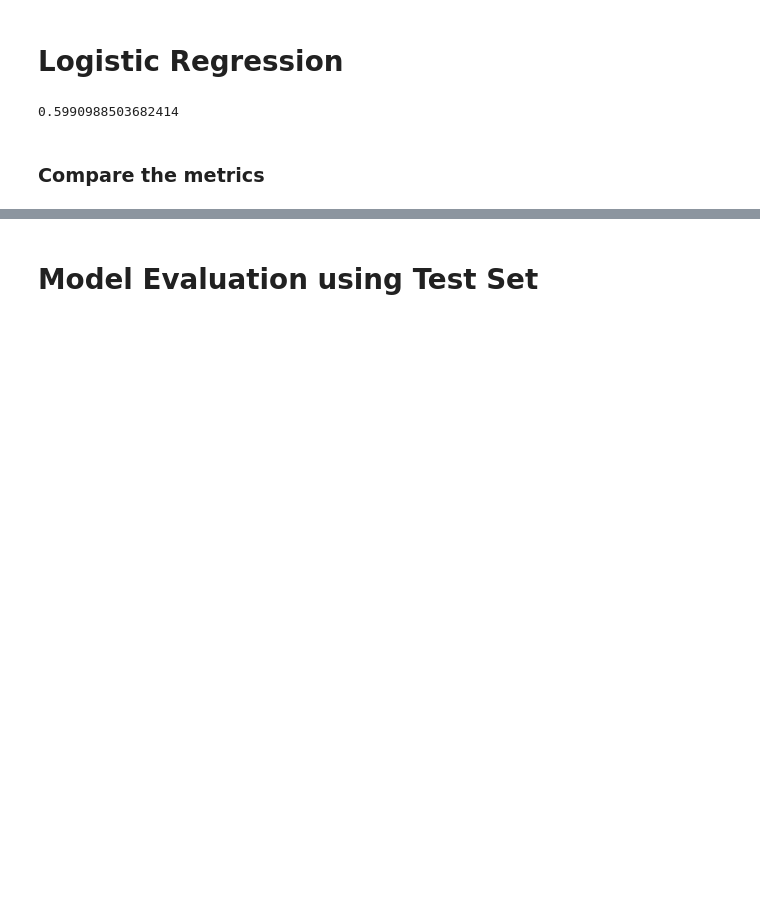
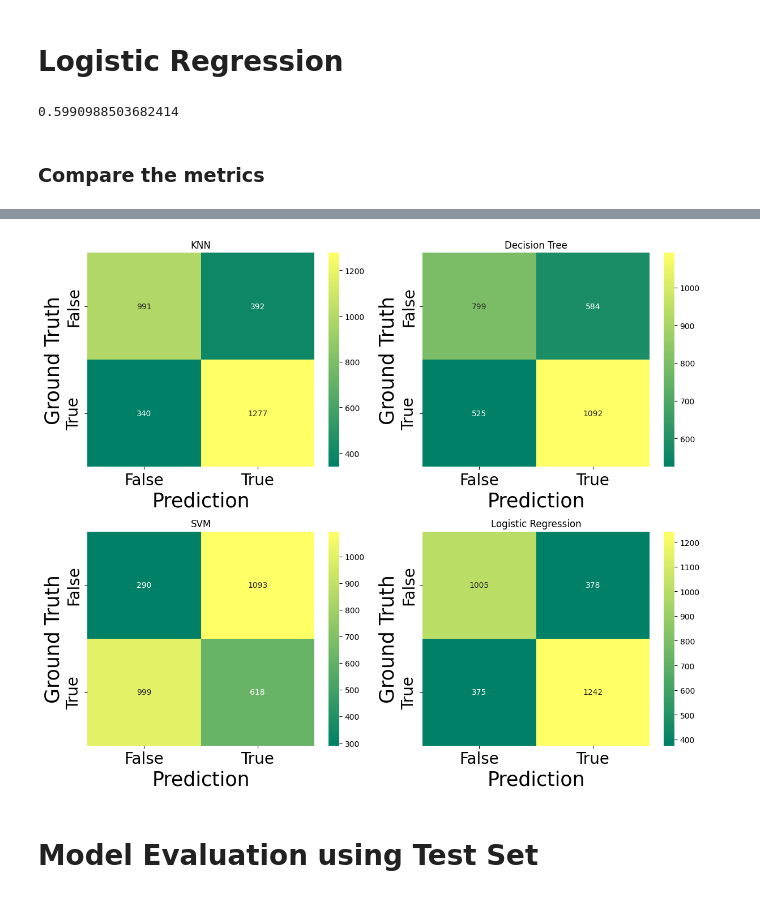
Before and after one commit to moqa19/IBM-Machine-Learning, a Jupyter notebook: ML 3.ipynb, the cells around one changed output, grey strips where cells are left out. Cells and saved outputs as stored; diff of their text form; code cells hidden in the pictures; blank space fills up the shorter version.

```diff
--- a/ML 3.ipynb
+++ b/ML 3.ipynb
@@ -337,3 +359,27 @@ df
+# %%
+fig, axList = plt.subplots(nrows=2, ncols=2)
+axList = axList.flatten()
+fig.set_size_inches(12, 10)
+
+
+models = coeff_labels = ['KNN', 'Decision Tree', 'SVM', 'Logistic Regression']
+cm = [confusion_matrix(y_val, knn_pred),
+      confusion_matrix(y_val, tree_pred),
+      confusion_matrix(y_val, svm_pred),
+      confusion_matrix(y_val, log_pred)]
+labels = ['False', 'True']
+
+for ax,model, idx in zip(axList, models, range(0,4)):
+    sns.heatmap(cm[idx], ax=ax, annot=True, fmt='d', cmap='summer')
+    ax.set(title=model)
+    ax.set_xticklabels(labels, fontsize=20)
+    ax.set_yticklabels(labels, fontsize=20)
+    ax.set_xlabel('Prediction', fontsize=25)
+    ax.set_ylabel('Ground Truth', fontsize=25)
+
+plt.tight_layout()
+# %% [output]
+[figure, added]
 # %% [markdown]
 # Model Evaluation using Test Set
 # %%
```
Also changed, not shown: parts of 17 cells of this notebook, 1 other file.
